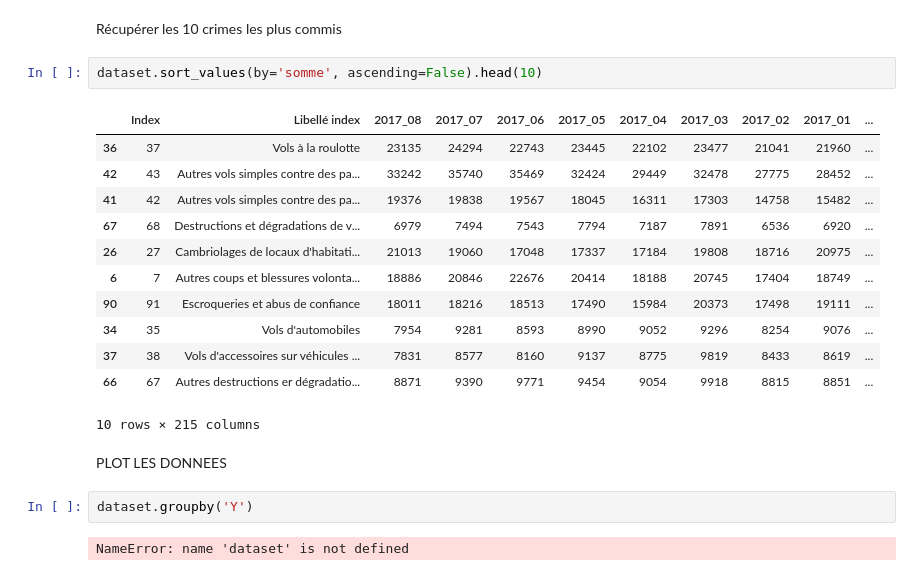
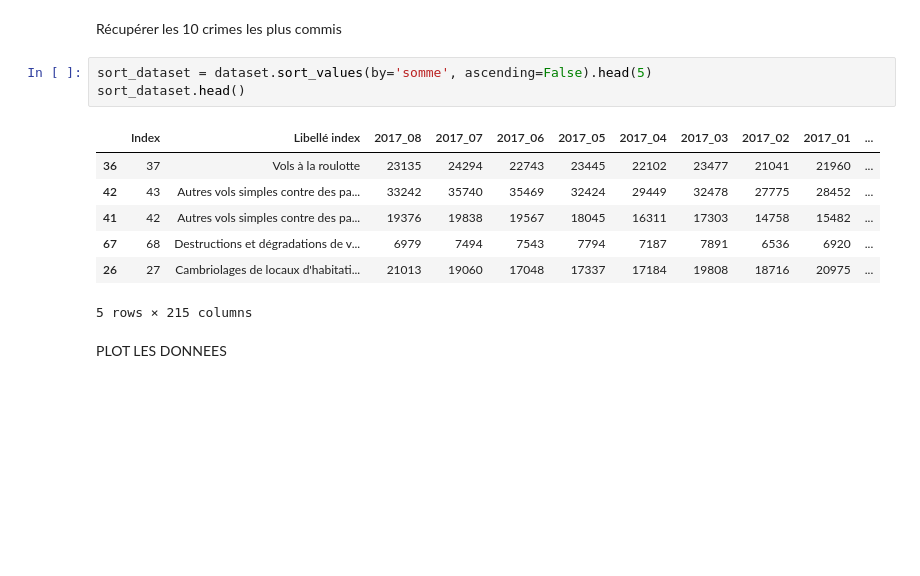
Before and after one commit to MatthieuLF/Projet-Serie-Temporelle, a Jupyter notebook: Notebook Projet.ipynb, the cells around one changed output. Cells and saved outputs as stored; diff of their text form; blank space fills up the shorter version.

```diff
--- a/Notebook Projet.ipynb
+++ b/Notebook Projet.ipynb
@@ -33,23 +34,15 @@ dataset.head()
 # %% [markdown]
 Récupérer les 10 crimes les plus commis
 # %%
-dataset.sort_values(by='somme', ascending=False).head(10)
+sort_dataset = dataset.sort_values(by='somme', ascending=False).head(5)
+sort_dataset.head()
 # %% [output]
 |  | Index | Libellé index | 2017_08 | 2017_07 | 2017_06 | 2017_05 | 2017_04 | 2017_03 | 2017_02 | 2017_01 | ... |
 | 36 | 37 | Vols à la roulotte | 23135 | 24294 | 22743 | 23445 | 22102 | 23477 | 21041 | 21960 | ... |
 | 42 | 43 | Autres vols simples contre des pa... | 33242 | 35740 | 35469 | 32424 | 29449 | 32478 | 27775 | 28452 | ... |
 | 41 | 42 | Autres vols simples contre des pa... | 19376 | 19838 | 19567 | 18045 | 16311 | 17303 | 14758 | 15482 | ... |
 | 67 | 68 | Destructions et dégradations de v... | 6979 | 7494 | 7543 | 7794 | 7187 | 7891 | 6536 | 6920 | ... |
 | 26 | 27 | Cambriolages de locaux d'habitati... | 21013 | 19060 | 17048 | 17337 | 17184 | 19808 | 18716 | 20975 | ... |
-| 6 | 7 | Autres coups et blessures volonta... | 18886 | 20846 | 22676 | 20414 | 18188 | 20745 | 17404 | 18749 | ... |
-| 90 | 91 | Escroqueries et abus de confiance | 18011 | 18216 | 18513 | 17490 | 15984 | 20373 | 17498 | 19111 | ... |
-| 34 | 35 | Vols d'automobiles | 7954 | 9281 | 8593 | 8990 | 9052 | 9296 | 8254 | 9076 | ... |
-| 37 | 38 | Vols d'accessoires sur véhicules ... | 7831 | 8577 | 8160 | 9137 | 8775 | 9819 | 8433 | 8619 | ... |
-| 66 | 67 | Autres destructions er dégradatio... | 8871 | 9390 | 9771 | 9454 | 9054 | 9918 | 8815 | 8851 | ... |
-10 rows × 215 columns
+5 rows × 215 columns
 # %% [markdown]
 PLOT LES DONNEES
-# %%
-dataset.groupby('Y')
-# %% [output]
-NameError: name 'dataset' is not defined
```
Also changed, not shown: parts of 2 cells of this notebook.
